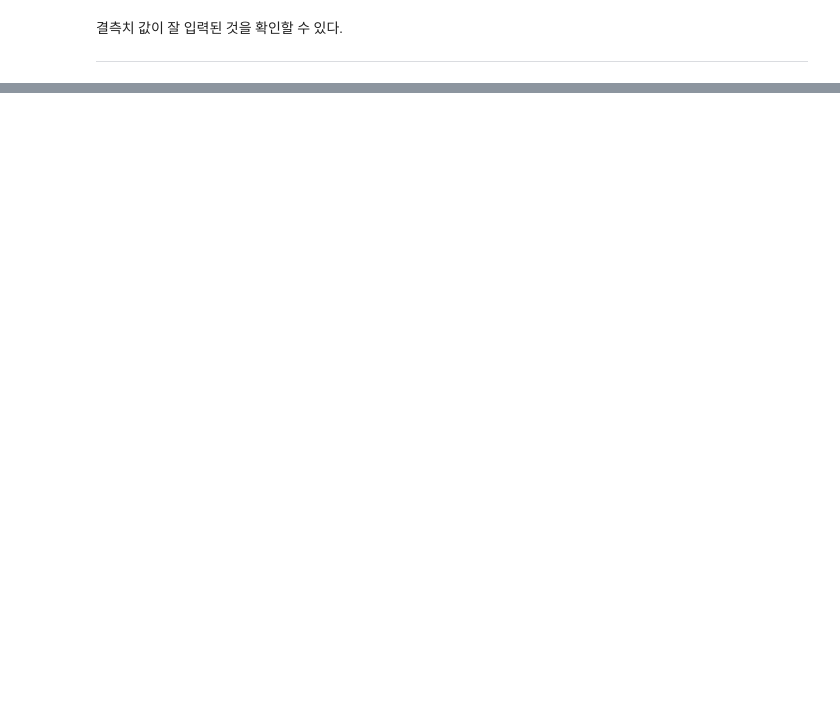
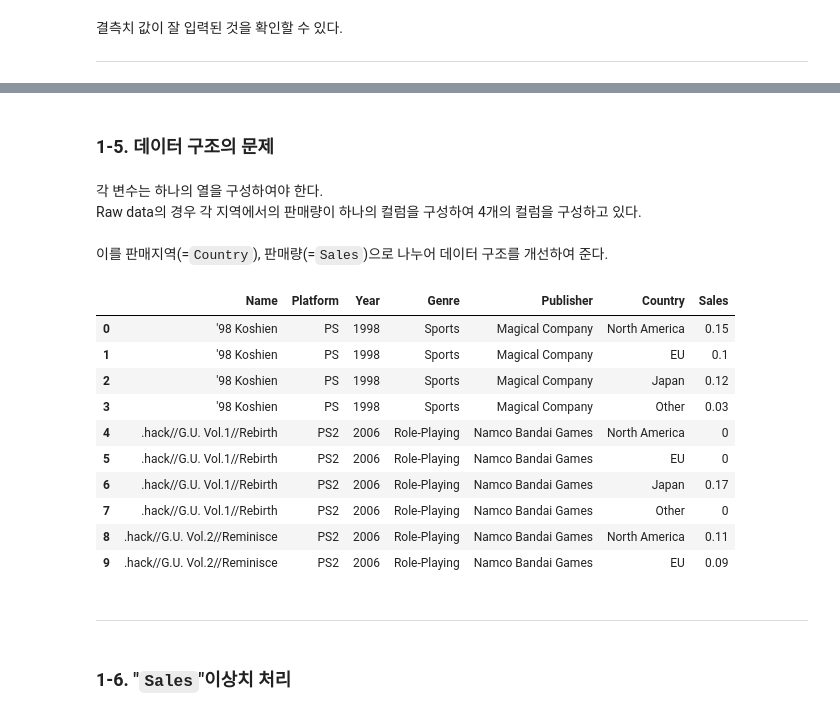
Before and after one commit to IlTACK-OH/Section1_project, a Jupyter notebook: Section1_project.ipynb, the cells around one changed output, grey strips where cells are left out. Saved outputs shown, nothing was run; the diff lists cells and outputs as text; code cells hidden in the pictures; blank space fills up the shorter version.

```diff
--- a/Section1_project.ipynb
+++ b/Section1_project.ipynb
@@ -299,0 +337,2 @@ df_sub.loc[Gen_null_idx].sample(10)
+# %%
+df = df_sub.copy()
@@ -299,0 +343,10 @@ df_sub.loc[Gen_null_idx].sample(10)
+# %% [markdown]
+### 1-5. 데이터 구조의 문제
+# %% [markdown]
+각 변수는 하나의 열을 구성하여야 한다.<br>
+Raw data의 경우 각 지역에서의 판매량이 하나의 컬럼을 구성하여 4개의 컬럼을 구성하고 있다.<br><br>
+이를 판매지역(=`Country`), 판매량(=`Sales`)으로 나누어 데이터 구조를 개선하여 준다.
+# %%
+df_sub = pd.melt(df_sub,id_vars=['Name','Platform','Year','Genre','Publisher'],
+                 value_vars=['NA_Sales','EU_Sales','JP_Sales','Other_Sales'],
+                 var_name= 'Country',value_name='Sales')
@@ -299,0 +358,16 @@ df_sub.loc[Gen_null_idx].sample(10)
+# %%
+df_sub.head(10)
+# %% [output]
+|  | Name | Platform | Year | Genre | Publisher | Country | Sales |
+| 0 | '98 Koshien | PS | 1998 | Sports | Magical Company | North America | 0.15 |
+| 1 | '98 Koshien | PS | 1998 | Sports | Magical Company | EU | 0.1 |
+| 2 | '98 Koshien | PS | 1998 | Sports | Magical Company | Japan | 0.12 |
+| 3 | '98 Koshien | PS | 1998 | Sports | Magical Company | Other | 0.03 |
+| 4 | .hack//G.U. Vol.1//Rebirth | PS2 | 2006 | Role-Playing | Namco Bandai Games | North America | 0 |
+| 5 | .hack//G.U. Vol.1//Rebirth | PS2 | 2006 | Role-Playing | Namco Bandai Games | EU | 0 |
+| 6 | .hack//G.U. Vol.1//Rebirth | PS2 | 2006 | Role-Playing | Namco Bandai Games | Japan | 0.17 |
+| 7 | .hack//G.U. Vol.1//Rebirth | PS2 | 2006 | Role-Playing | Namco Bandai Games | Other | 0 |
+| 8 | .hack//G.U. Vol.2//Reminisce | PS2 | 2006 | Role-Playing | Namco Bandai Games | North America | 0.11 |
+| 9 | .hack//G.U. Vol.2//Reminisce | PS2 | 2006 | Role-Playing | Namco Bandai Games | EU | 0.09 |
+# %% [markdown]
+---
@@ -299,0 +378,2 @@ df_sub.loc[Gen_null_idx].sample(10)
+# %% [markdown]
+### 1-6. "`Sales`"이상치 처리
```
Also changed, not shown: parts of 30 cells of this notebook.
